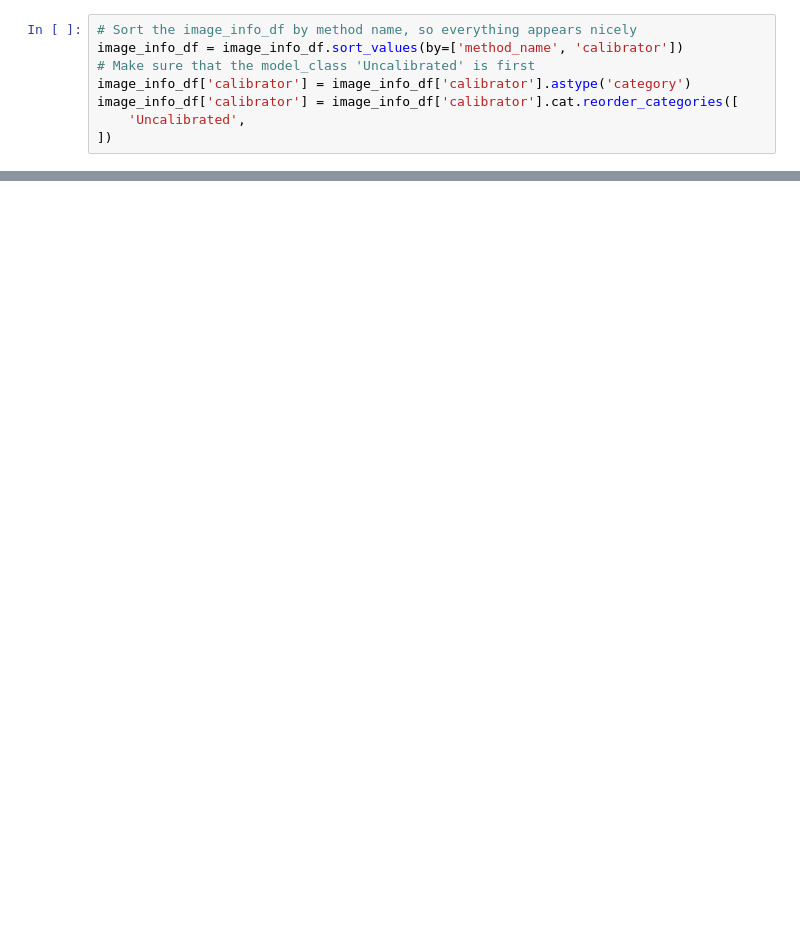
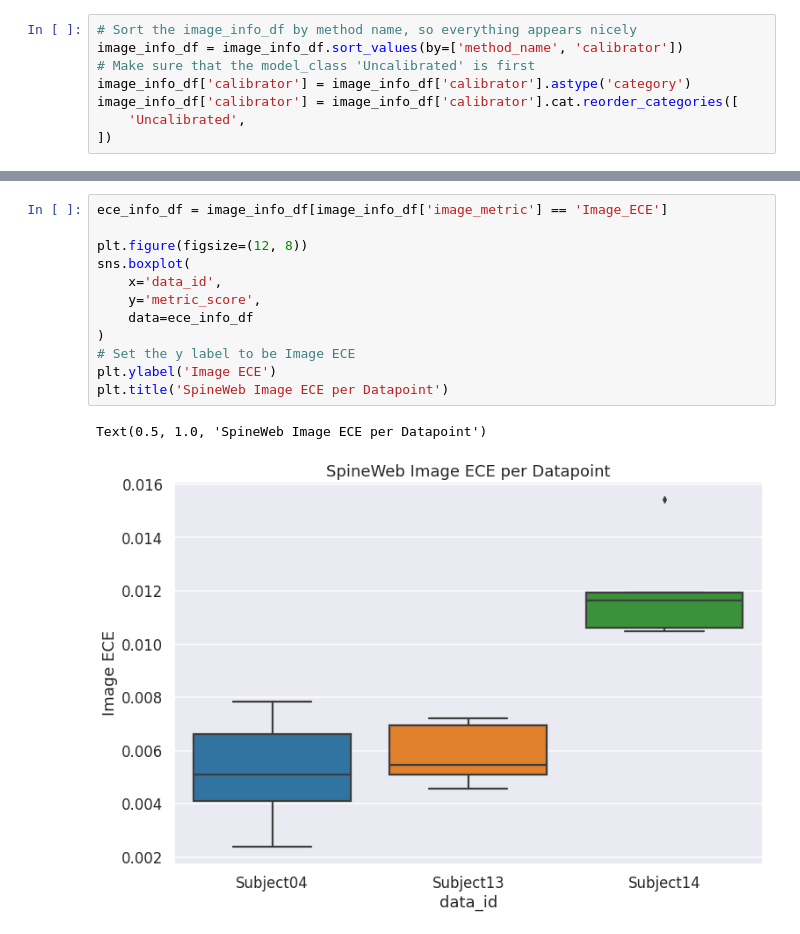
Before and after one commit to VictorButoi/ESE, a Jupyter notebook: notebooks/analyze_uvs.ipynb, the cells around one changed output, grey strips where cells are left out. Cells and saved outputs as stored; diff of their text form; blank space fills up the shorter version.

```diff
--- a/notebooks/analyze_uvs.ipynb
+++ b/notebooks/analyze_uvs.ipynb
@@ -61,0 +120,15 @@ image_info_df['calibrator'] = image_info_df['calibrator'].cat.reorder_categories
+# %%
+ece_info_df = image_info_df[image_info_df['image_metric'] == 'Image_ECE']
+
+plt.figure(figsize=(12, 8))
+sns.boxplot(
+    x='data_id',
+    y='metric_score',
+    data=ece_info_df
+)
+# Set the y label to be Image ECE
+plt.ylabel('Image ECE')
+plt.title('SpineWeb Image ECE per Datapoint')
+# %% [output]
+Text(0.5, 1.0, 'SpineWeb Image ECE per Datapoint')
+[figure, added]
```
Also changed, not shown: parts of 7 cells of this notebook, 2 other files.
